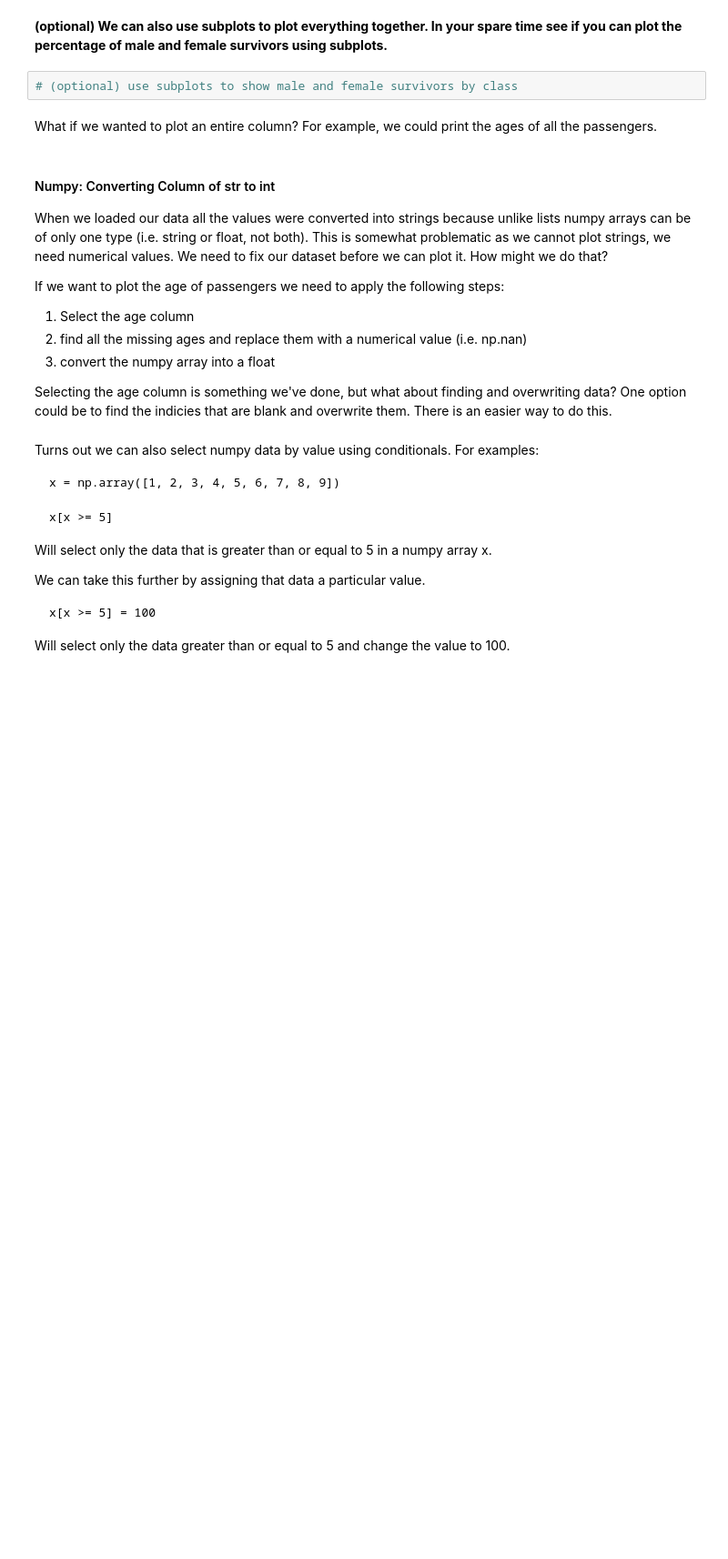
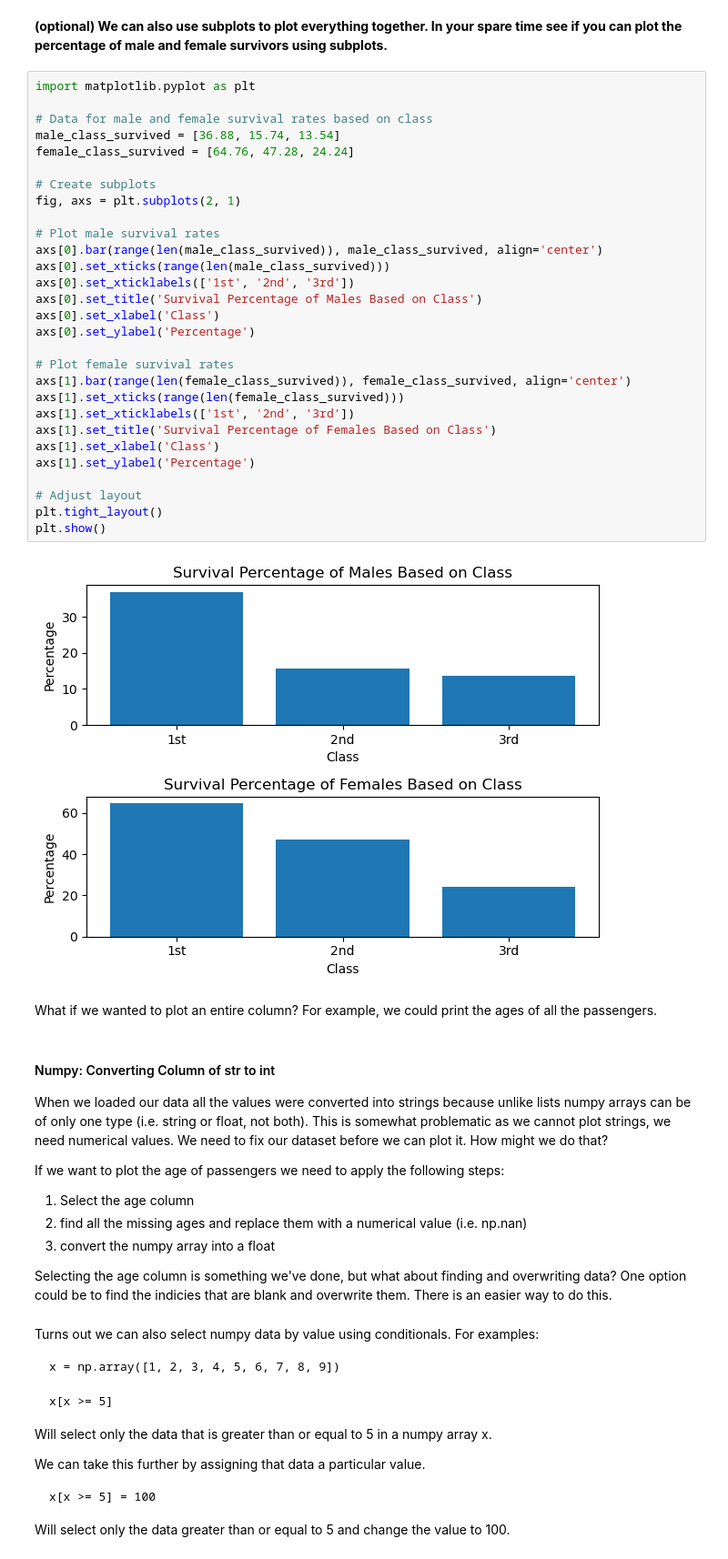
Before and after one commit to 0xC000005/APS360, a Jupyter notebook: Tutorials/Tutorial 0/Tut_0_Python_and_Libraries.ipynb, the cells around one changed output. Shown at 91% size. Drawn from its saved outputs; the diff is of its cells as text; blank space fills up the shorter version.

```diff
--- a/Tutorials/Tutorial 0/Tut_0_Python_and_Libraries.ipynb
+++ b/Tutorials/Tutorial 0/Tut_0_Python_and_Libraries.ipynb
@@ -774,7 +819,36 @@ plt.show()
 # %% [markdown]
 **(optional) We can also use subplots to plot everything together. In your spare time see if you can plot the percentage of male and female survivors using subplots.**
-# %%
-# (optional) use subplots to show male and female survivors by class
+# %%
+import matplotlib.pyplot as plt
+
+# Data for male and female survival rates based on class
+male_class_survived = [36.88, 15.74, 13.54]
+female_class_survived = [64.76, 47.28, 24.24]
+
+# Create subplots
+fig, axs = plt.subplots(2, 1)
+
+# Plot male survival rates
+axs[0].bar(range(len(male_class_survived)), male_class_survived, align='center')
+axs[0].set_xticks(range(len(male_class_survived)))
+axs[0].set_xticklabels(['1st', '2nd', '3rd'])
+axs[0].set_title('Survival Percentage of Males Based on Class')
+axs[0].set_xlabel('Class')
+axs[0].set_ylabel('Percentage')
+
+# Plot female survival rates
+axs[1].bar(range(len(female_class_survived)), female_class_survived, align='center')
+axs[1].set_xticks(range(len(female_class_survived)))
+axs[1].set_xticklabels(['1st', '2nd', '3rd'])
+axs[1].set_title('Survival Percentage of Females Based on Class')
+axs[1].set_xlabel('Class')
+axs[1].set_ylabel('Percentage')
+
+# Adjust layout
+plt.tight_layout()
+plt.show()
+# %% [output]
+[figure, added]
 # %% [markdown]
 What if we wanted to plot an entire column? For example, we could print the ages of all the passengers.
 # %% [markdown]
```
Also changed, not shown: parts of 56 cells of this notebook, 4 other files.
